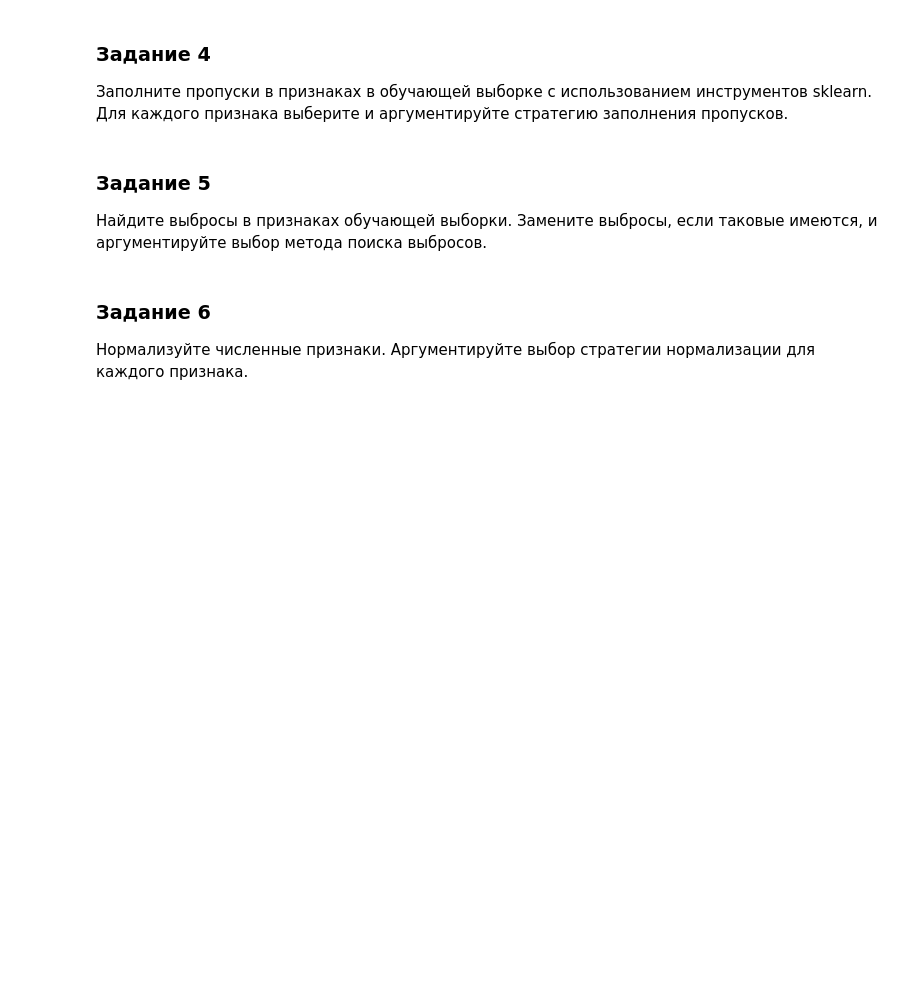
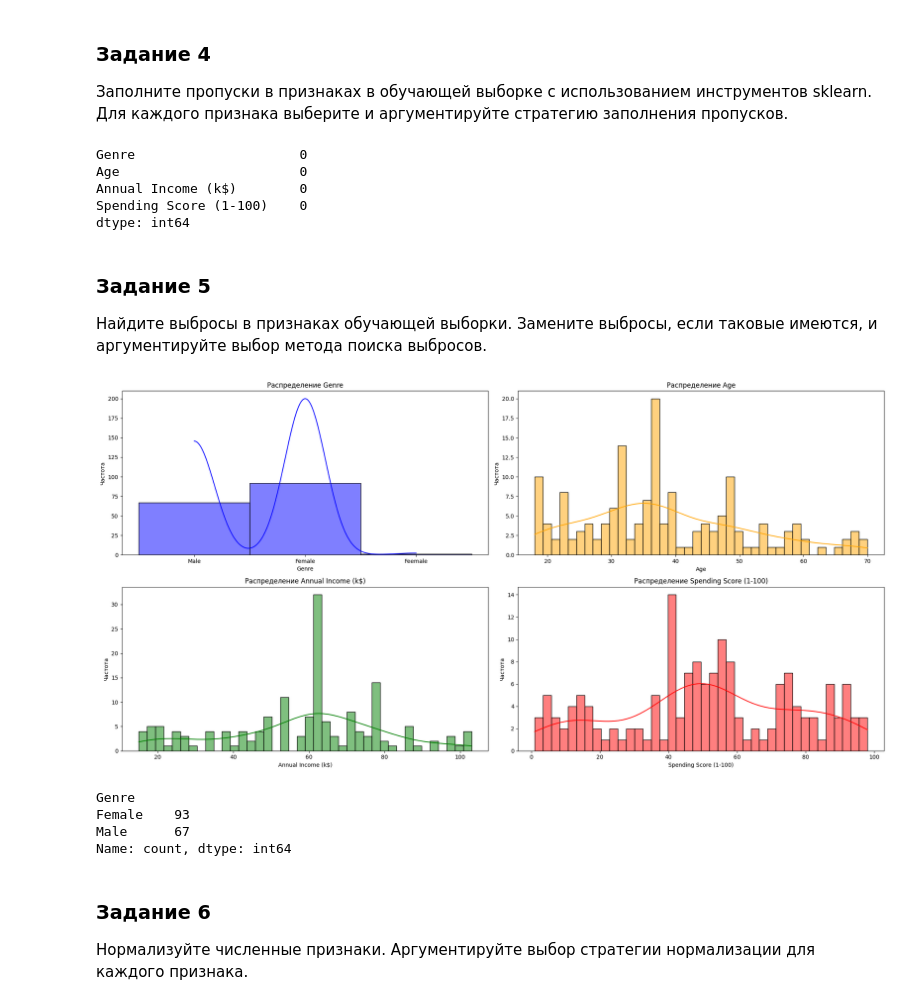
Before and after one commit to ulis891/ML, a Jupyter notebook: HW_6.ipynb, the cells around one changed output. Saved outputs shown, nothing was run; the diff lists cells and outputs as text; code cells hidden in the pictures; blank space fills up the shorter version.

```diff
--- a/HW_6.ipynb
+++ b/HW_6.ipynb
@@ -101,14 +109,0 @@ for column in df.columns:
-# %%
-out_params = ['Age', 'Annual Income (k$)']
-for param in out_params:
-    Q1 = df[param].quantile(0.25)
-    Q3 = df[param].quantile(0.75)
-    IQR = Q3 - Q1
-    lower_bound = Q1 - 1.5 * IQR
-    upper_bound = Q3 + 1.5 * IQR
-    print(f'Lower bound: {lower_bound}')
-    print(f'Upper bound: {upper_bound}')
-
-
-    # Удаление выбросов
-    df = df[(df[param] >= lower_bound) & (df[param] <= upper_bound)]
@@ -138,3 +114,8 @@ Name: Annual Income (k$), dtype: float64
+# %%
+# разбиваем данные на обучающую и тестовую
+from sklearn.model_selection import train_test_split
+
+train_data, test_data = train_test_split(df, test_size=0.2, random_state=1)
 # %% [markdown]
 ### Задание 4
 
@@ -144,3 +123,25 @@ Name: Annual Income (k$), dtype: float64
+# %%
+# Заполняем пропуски
+from sklearn.impute import SimpleImputer
+
+# Так как Age и Annual Income (k$) имеет несколько выбросов, медиана лучше справиться с задачей
+num_imputer = SimpleImputer(strategy='median')
+
+# Для Genre заполнения наиболее часто встречающимся значением минимизирует вероятность искажения данных, сохраняя структуру и баланс категорий.
+cat_imputer = SimpleImputer(strategy='most_frequent')
+
+train_data['Age'] = num_imputer.fit_transform(train_data[['Age']])
+train_data['Annual Income (k$)'] = num_imputer.fit_transform(train_data[['Annual Income (k$)']])
+train_data['Genre'] = cat_imputer.fit_transform(train_data[['Genre']]).ravel()
+# %%
+# Проверим наличие пропусков
+train_data.isna().sum()
+# %% [output]
+Genre                     0
+Age                       0
+Annual Income (k$)        0
+Spending Score (1-100)    0
+dtype: int64
 # %% [markdown]
 ### Задание 5
 
@@ -150,3 +171,19 @@ Name: Annual Income (k$), dtype: float64
+# %%
+# визуализируем обновлённые данные
+plot_hist(train_data)
+# %% [output]
+[figure, added]
+# %%
+# Заменяем неправильные значения 'Fеemale' на 'Female'
+train_data['Genre'] = train_data['Genre'].replace('Feemale', 'Female')
+
+# Проверим уникальные значения
+train_data['Genre'].value_counts()
+# %% [output]
+Genre
+Female    93
+Male      67
+Name: count, dtype: int64
 # %% [markdown]
 ### Задание 6
 
```
Also changed, not shown: parts of 24 cells of this notebook.
